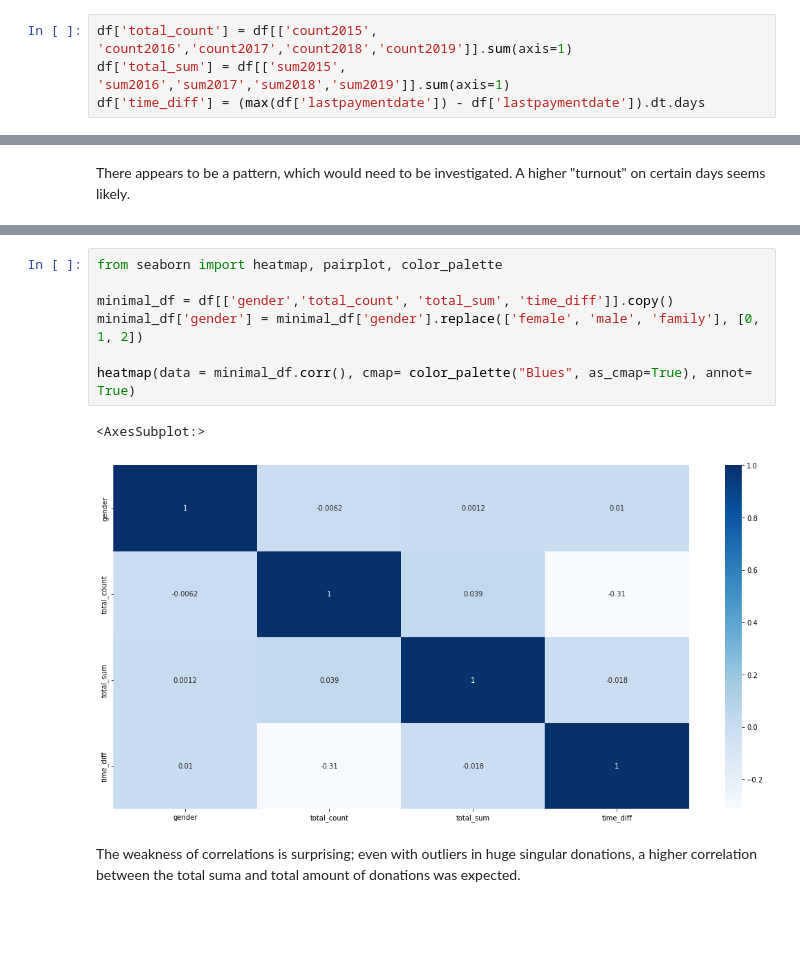
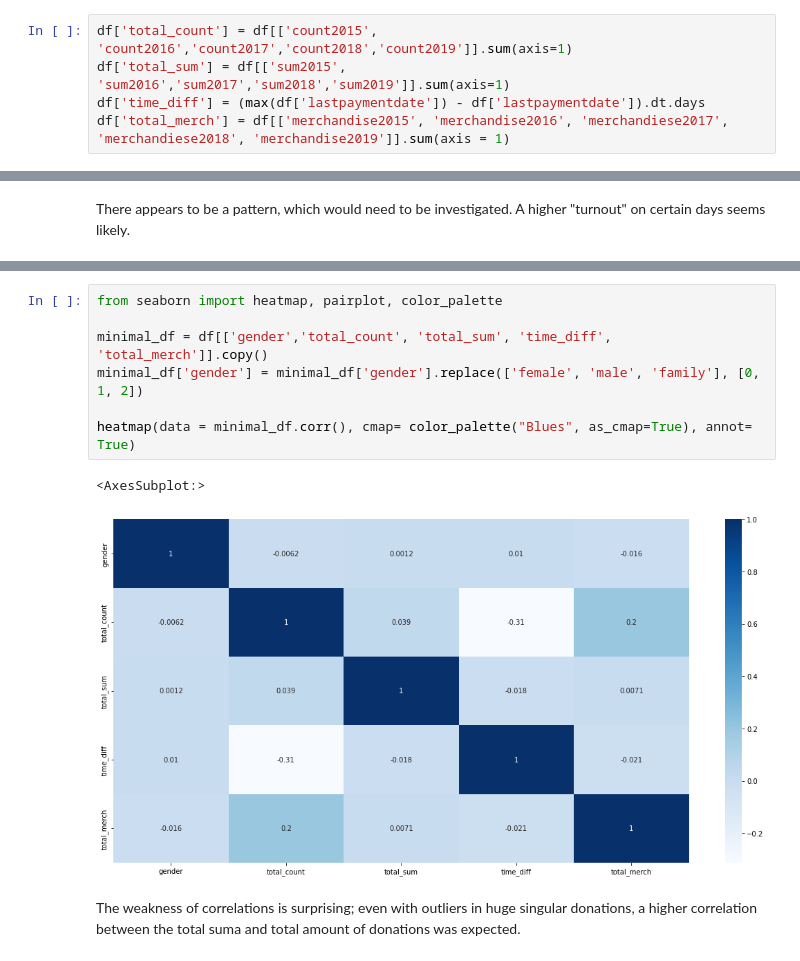
Before and after one commit to elauser/customer-segmentation-nonprofit, a Jupyter notebook: src/eda.ipynb, the cells around one changed output, grey strips where cells are left out. Cells and saved outputs as stored; diff of their text form; blank space fills up the shorter version.

```diff
--- a/src/eda.ipynb
+++ b/src/eda.ipynb
@@ -20,6 +20,7 @@ df.columns = df.columns.str.replace(' ', '_').str.lower()
 df['total_count'] = df[['count2015', 'count2016','count2017','count2018','count2019']].sum(axis=1)
 df['total_sum'] = df[['sum2015', 'sum2016','sum2017','sum2018','sum2019']].sum(axis=1)
 df['time_diff'] = (max(df['lastpaymentdate']) - df['lastpaymentdate']).dt.days
+df['total_merch'] = df[['merchandise2015', 'merchandise2016', 'merchandiese2017', 'merchandiese2018', 'merchandise2019']].sum(axis = 1)
 # %% [markdown]
 #### looking for outliers/distribution
 # %%
@@ -60,13 +65,13 @@ There appears to be a pattern, which would need to be investigated. A higher "tu
 # %%
 from seaborn import heatmap, pairplot, color_palette
 
-minimal_df = df[['gender','total_count', 'total_sum', 'time_diff']].copy()
+minimal_df = df[['gender','total_count', 'total_sum', 'time_diff', 'total_merch']].copy()
 minimal_df['gender'] = minimal_df['gender'].replace(['female', 'male', 'family'], [0, 1, 2])
 
 heatmap(data = minimal_df.corr(), cmap= color_palette("Blues", as_cmap=True), annot= True)
 # %% [output]
 <AxesSubplot:>
-[figure, old version]
+[figure, new version]
 # %% [markdown]
 The weakness of correlations is surprising; even with outliers in huge singular donations, a higher correlation between the total suma and total amount of donations was expected.
 # %%
```
Also changed, not shown: parts of 4 cells of this notebook.
